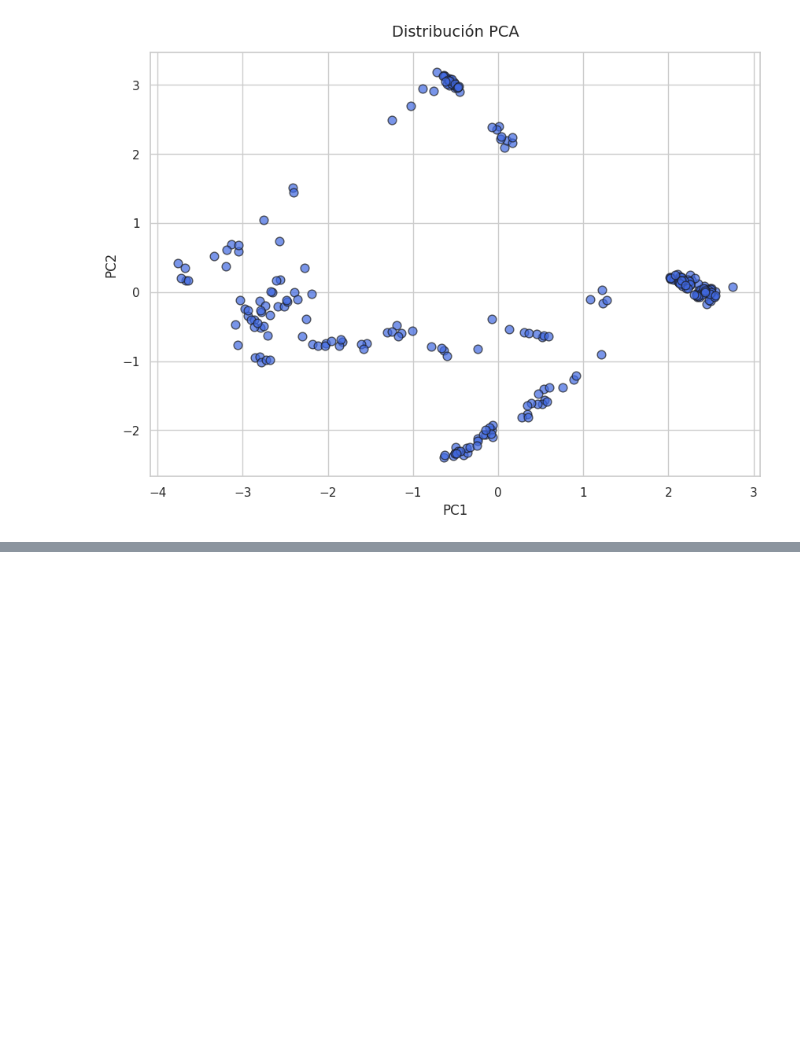
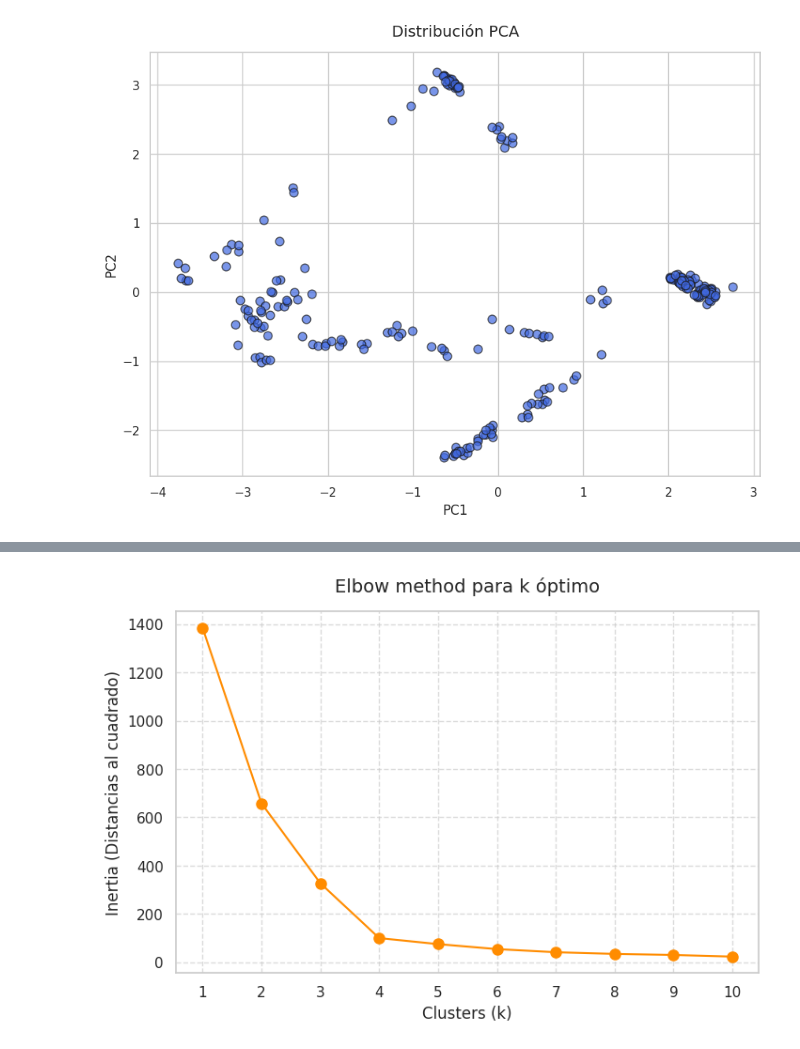
Before and after one commit to aleLobo31/UC3M_ML_P2_G26, a Jupyter notebook: notebooks/clustering.ipynb, the cells around one changed output, grey strips where cells are left out. Saved outputs shown, nothing was run; the diff lists cells and outputs as text; code cells hidden in the pictures; blank space fills up the shorter version.

Commit message:
feat: added K-Means

```diff
--- a/notebooks/clustering.ipynb
+++ b/notebooks/clustering.ipynb
@@ -325,0 +329,36 @@ plt.show()
+# %%
+from sklearn.cluster import KMeans
+from sklearn.metrics import silhouette_score
+
+# Lista para guardar la "Inertia" de cada modelo
+inertias = []
+# Lista para guardar el coeficiente Silhouette de cada modelo
+silhouettes = []
+
+# Probaremos desde 1 hasta 10 clusters
+rango_k = range(1, 11)
+
+# Entrenamos un modelo K-Means para cada valor de k
+for k in rango_k:
+    kmeans = KMeans(n_clusters=k, random_state=100499978, n_init=10)
+    preds = kmeans.fit_predict(X_reduced)
+
+    # Inertias para Elbow method
+    inertias.append(kmeans.inertia_)
+
+    if k > 1:
+        # Silhouette Score
+        silhouette = silhouette_score(X_reduced, preds)
+        silhouettes.append(silhouette)
+# %%
+# Dibujamos la curva del Elbow Method
+plt.figure(figsize=(8, 5))
+plt.plot(rango_k, inertias, marker='o', linestyle='-', color='darkorange', markersize=8)
+plt.title('Elbow method para k óptimo', fontsize=14, pad=15)
+plt.xlabel('Clusters (k)', fontsize=12)
+plt.ylabel('Inertia (Distancias al cuadrado)', fontsize=12)
+plt.xticks(rango_k)
+plt.grid(True, linestyle='--', alpha=0.7)
+plt.show()
+# %% [output]
+[figure, added]
```
Also changed, not shown: parts of 6 cells of this notebook.
